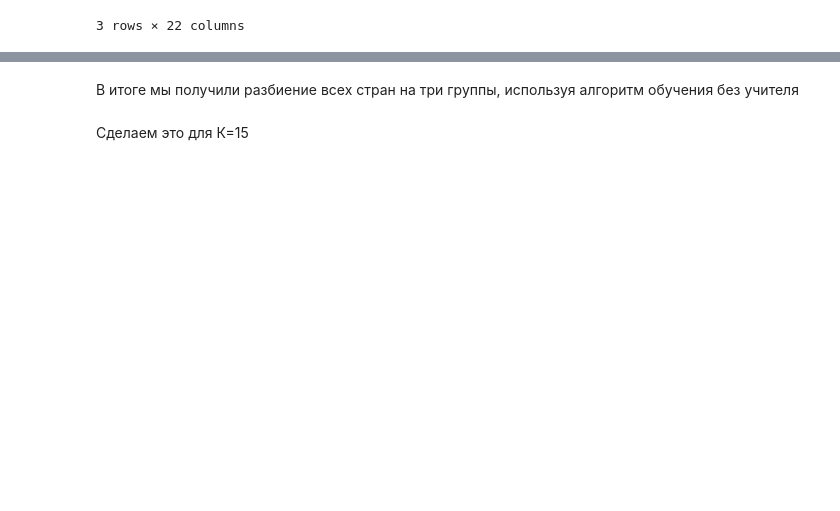
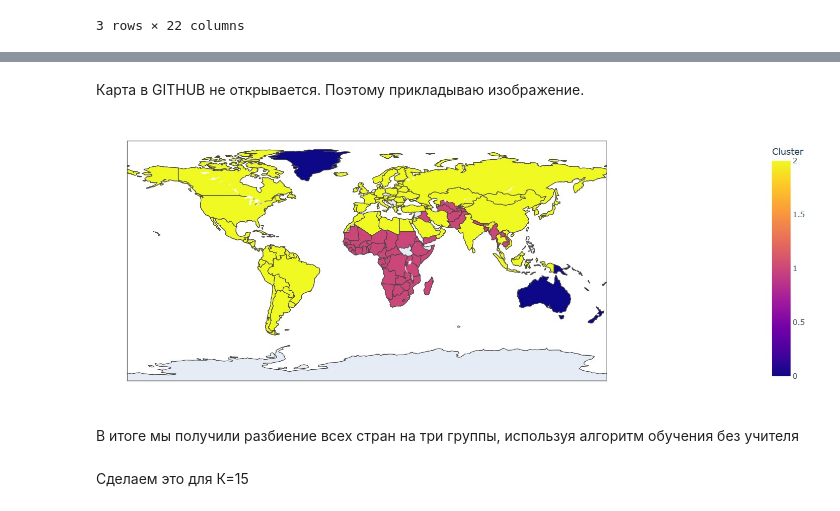
Before and after one commit to DetushevMM/Academic-potfolio, a Jupyter notebook: Classical Machine Learning/Unsupervised learning/Clustering/Country analysis and clustering_KMeans.ipynb, the cells around one changed output, grey strips where cells are left out. Cells and saved outputs as stored; diff of their text form; code cells hidden in the pictures; blank space fills up the shorter version.

```diff
--- a/Classical Machine Learning/Unsupervised learning/Clustering/Country analysis and clustering_KMeans.ipynb
+++ b/Classical Machine Learning/Unsupervised learning/Clustering/Country analysis and clustering_KMeans.ipynb
@@ -471,3 +469,12 @@ ValueError: Mime type rendering requires nbformat>=4.2.0 but it is not installed
+# %% [markdown]
+Карта в GITHUB не открывается. Поэтому прикладываю изображение.
+# %%
+from PIL import Image
+
+img2 = Image.open(r'C:\Users\mmd28\OneDrive\Рабочий стол\Academic potfolio\Classical Machine Learning\Unsupervised learning\Data\2 клпстера карта.jpg')
+img2
+# %% [output]
+[figure, added]
 # %% [markdown]
 В итоге мы получили разбиение всех стран на три группы, используя алгоритм обучения без учителя
 # %% [markdown]
```
Also changed, not shown: parts of 2 cells of this notebook, 3 other files.
